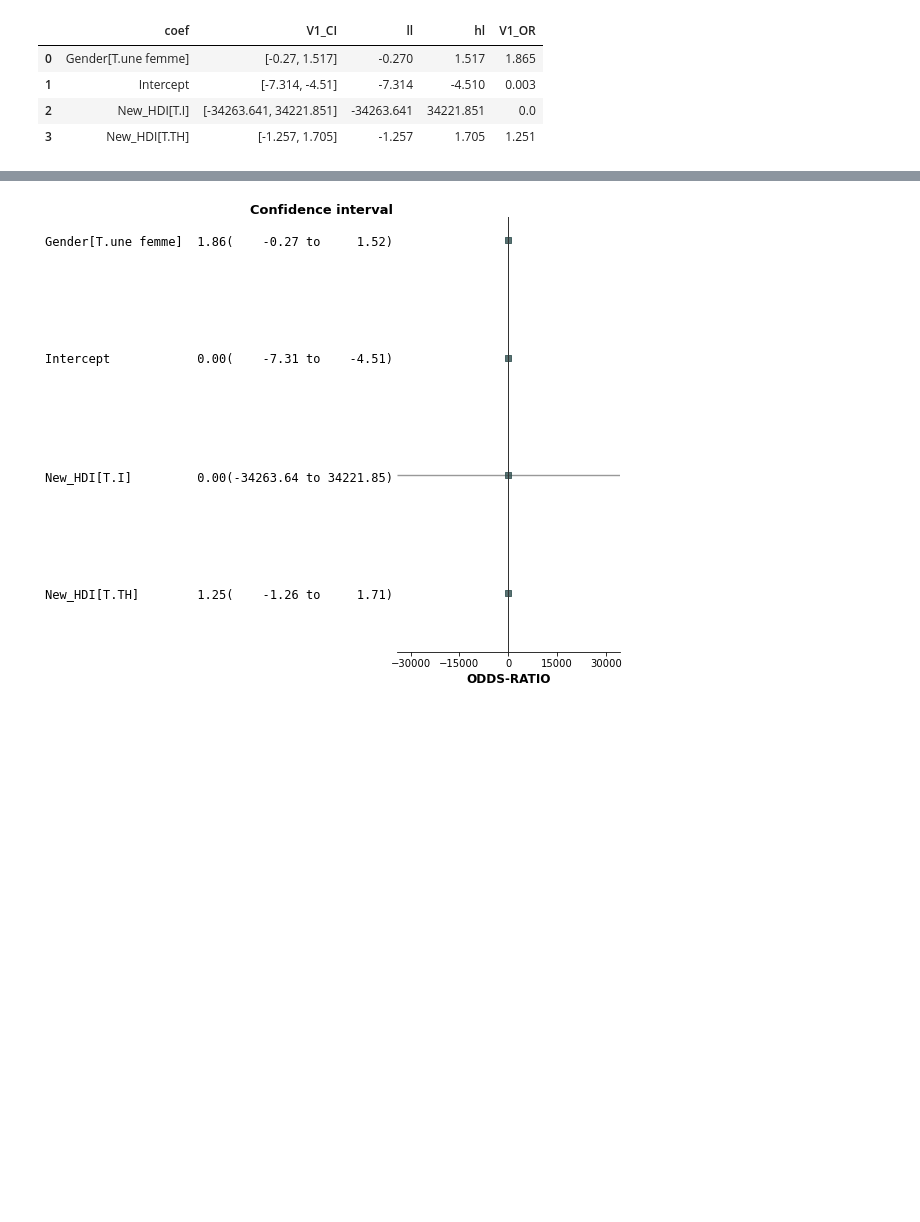
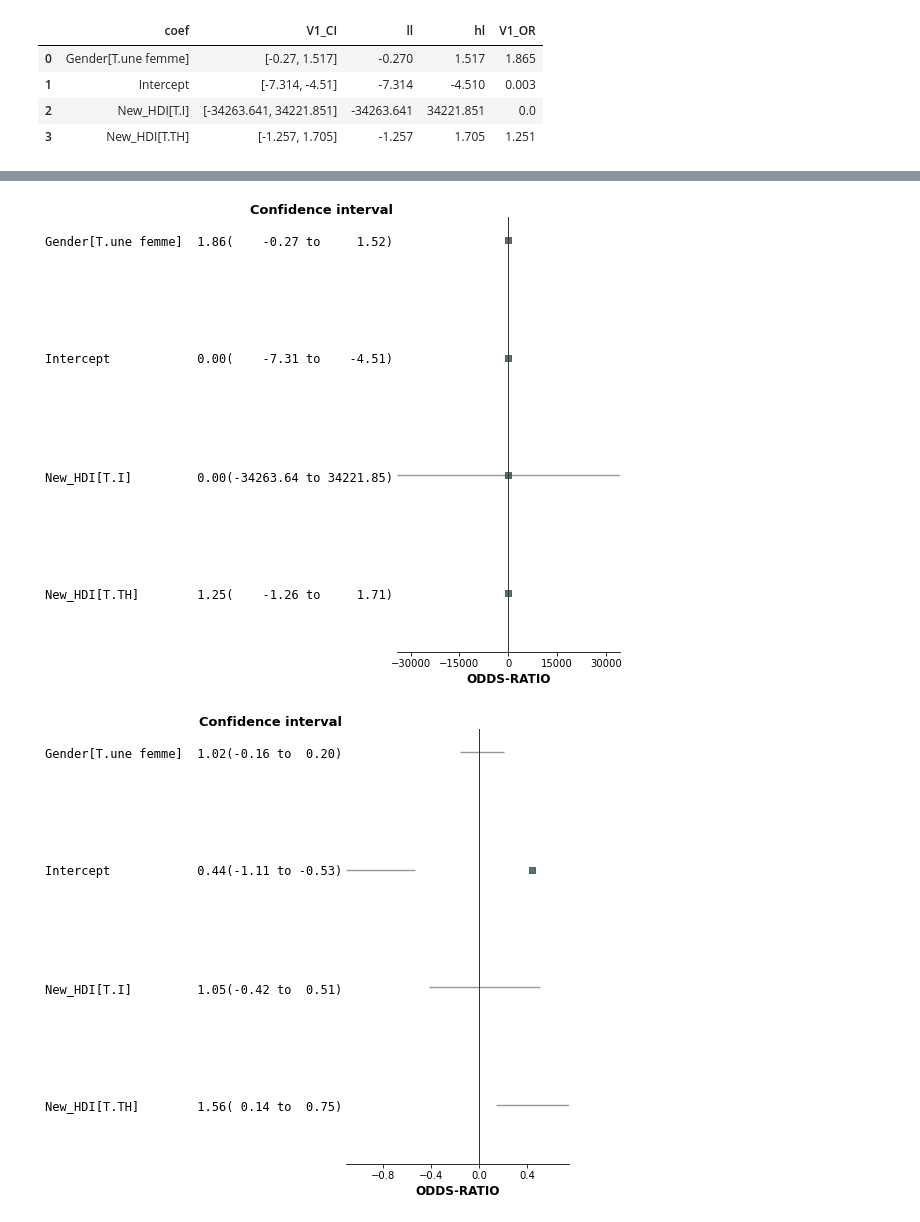
Before and after one commit to smtux/DUDA, a Jupyter notebook: statistique/src/mooc_mertes.ipynb, the cells around one changed output, grey strips where cells are left out. Drawn from its saved outputs; the diff is of its cells as text; code cells hidden in the pictures; blank space fills up the shorter version.

Commit message:
mise à jour pour le forest plot

```diff
--- a/statistique/src/mooc_mertes.ipynb
+++ b/statistique/src/mooc_mertes.ipynb
@@ -1030,11 +1046,28 @@ forest_v1
 # %%
 fp.forestplot(forest_v1,  # the dataframe with results data
               estimate="V1_OR",  # col containing estimated effect size
               ll="ll", hl="hl",  # columns containing conf. int. lower and higher limits
               varlabel="coef",  # column containing variable label
               ylabel="Confidence interval",  # y-label title
               xlabel="ODDS-RATIO",  # x-label title
               )
+
+fp.forestplot(forest_v2,  # the dataframe with results data
+              estimate="V2_OR",  # col containing estimated effect size
+              ll="ll", hl="hl",  # columns containing conf. int. lower and higher limits
+              varlabel="coef",  # column containing variable label
+              ylabel="Confidence interval",  # y-label title
+              xlabel="ODDS-RATIO",  # x-label title
+              )
+
+fp.forestplot(forest_v3,  # the dataframe with results data
+              estimate="V3_OR",  # col containing estimated effect size
+              ll="ll", hl="hl",  # columns containing conf. int. lower and higher limits
+              varlabel="coef",  # column containing variable label
+              ylabel="Confidence interval",  # y-label title
+              xlabel="ODDS-RATIO",  # x-label title
+              )
 plt.show()
 # %% [output]
 [figure]
+[figure, added]
```
Also changed, not shown: parts of 3 cells of this notebook.
